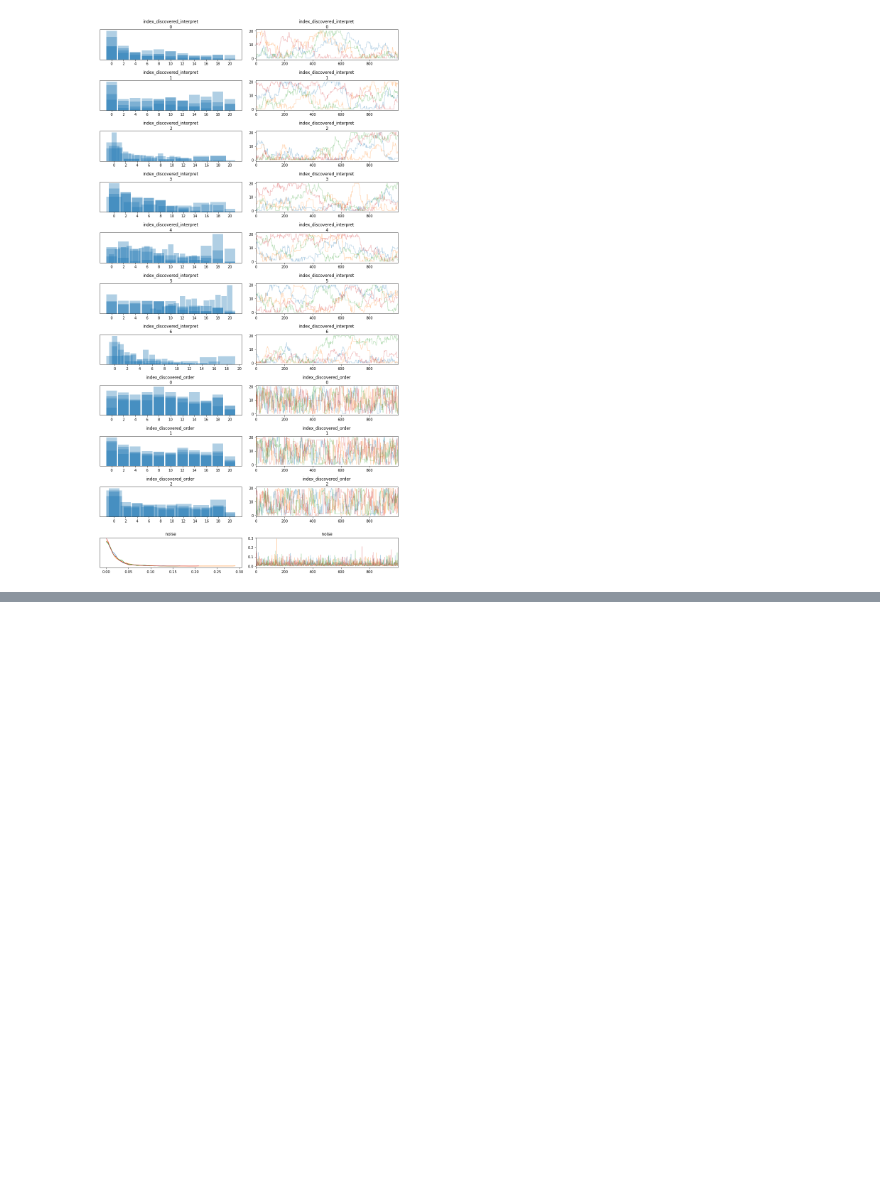
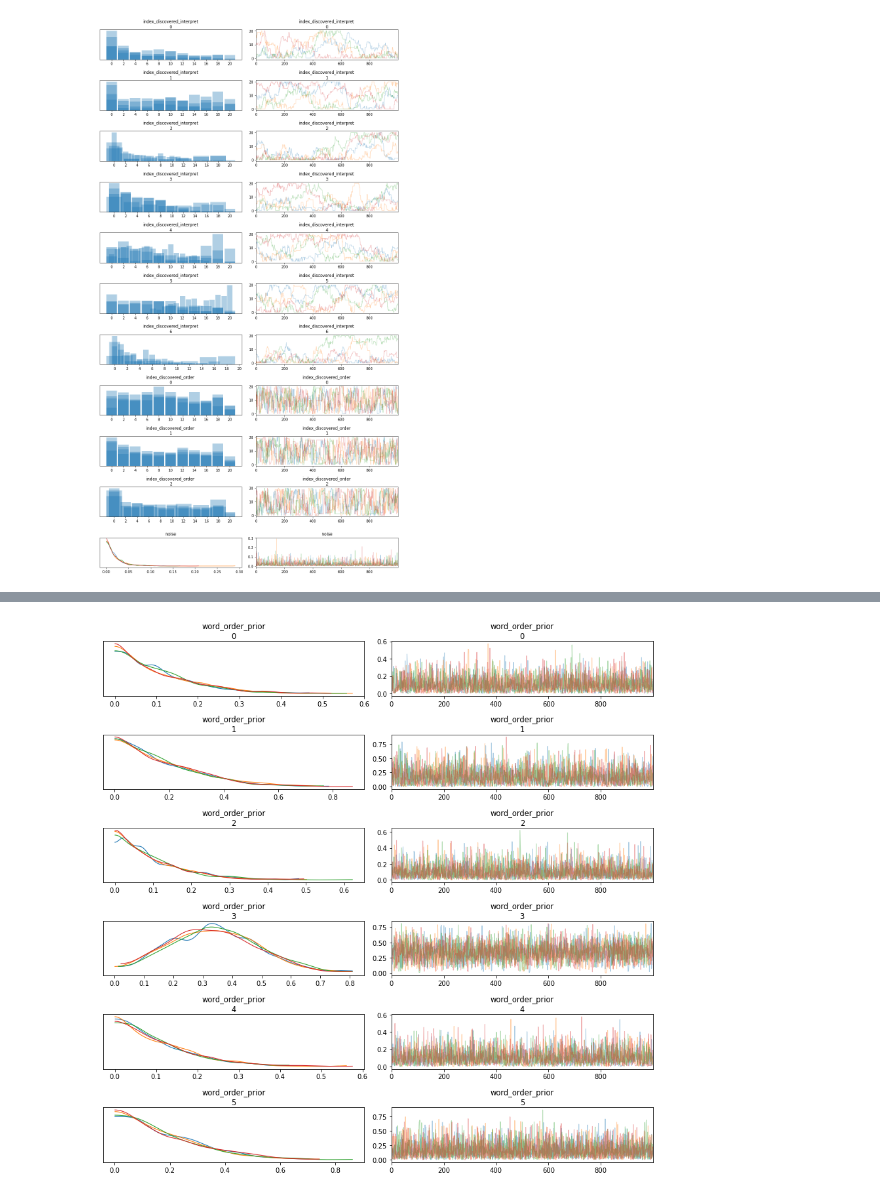
Before and after one commit to thelogicalgrammar/joint_learning, a Jupyter notebook: model/basicmodel.ipynb, the cells around one changed output, grey strips where cells are left out. Saved outputs shown, nothing was run; the diff lists cells and outputs as text; code cells hidden in the pictures; blank space fills up the shorter version.

```diff
--- a/model/basicmodel.ipynb
+++ b/model/basicmodel.ipynb
@@ -989,0 +971,30 @@ for true_scene_index, signal in zip(true_scenes, signals):
+# %%
+scenes, languages, language_interpret, word_orders = define_objects(
+    full_output=True
+)
+
+word_order_prior, interpret_prior = define_priors(
+    word_orders,
+    language_interpret
+)
+
+trials = generate_trials(
+    languages[index_true_language],
+    n=n_trials,
+    scenes=scenes,
+    n_scenes_trial=4
+)
+
+true_scenes, indices_scenes_trials, signals = trials
+
+history_states, history_choices = run_experiment(
+    trials,
+    interpret_prior,
+    word_order_prior,
+    negative_evidence=False
+)
+
+# go from the actual chosen scenes to their indices
+history_choices_indices = np.argwhere(
+    indices_scenes_trials == np.array(history_choices)[:,None]
+)[:,1]
@@ -989,0 +1052,3 @@ for true_scene_index, signal in zip(true_scenes, signals):
+# %%
+def theano_normalize(tensor, axis):
+    return tensor / tensor.sum(axis, keepdims=True)
@@ -989,0 +1191,3 @@ for true_scene_index, signal in zip(true_scenes, signals):
+# %%
+with model:
+    trace = pm.sample(return_inferencedata=True)
@@ -989,0 +1201,6 @@ for true_scene_index, signal in zip(true_scenes, signals):
+# %%
+az.plot_trace(trace, compact=False)
+plt.tight_layout()
+plt.show()
+# %% [output]
+[figure, added]
```
Also changed, not shown: parts of 18 cells of this notebook.
